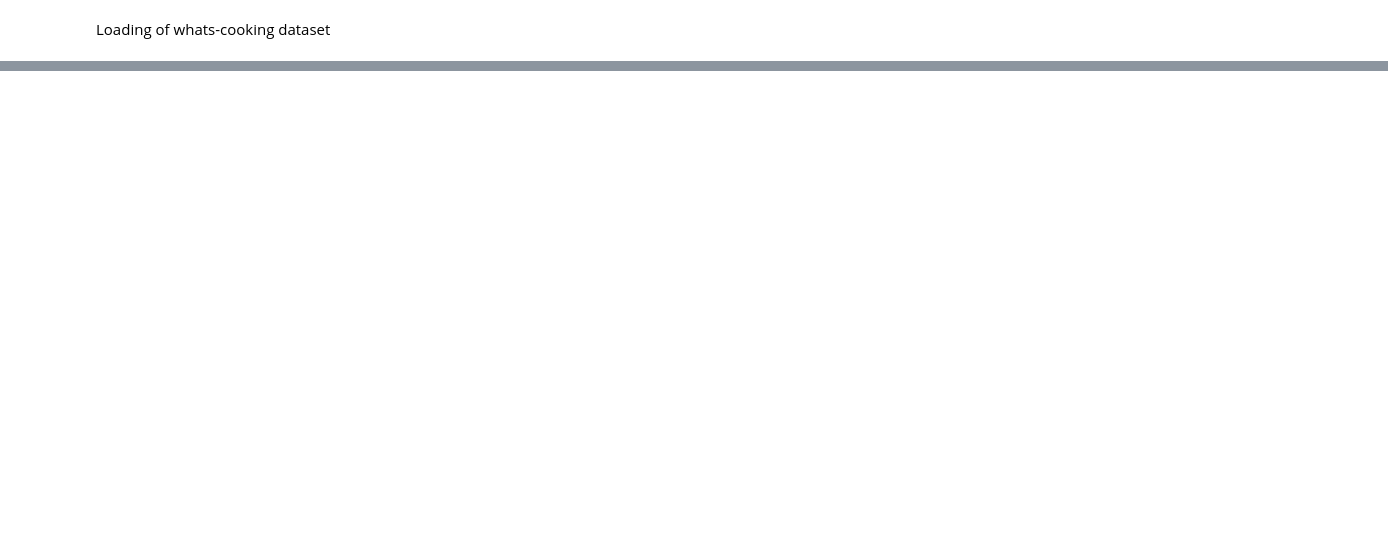
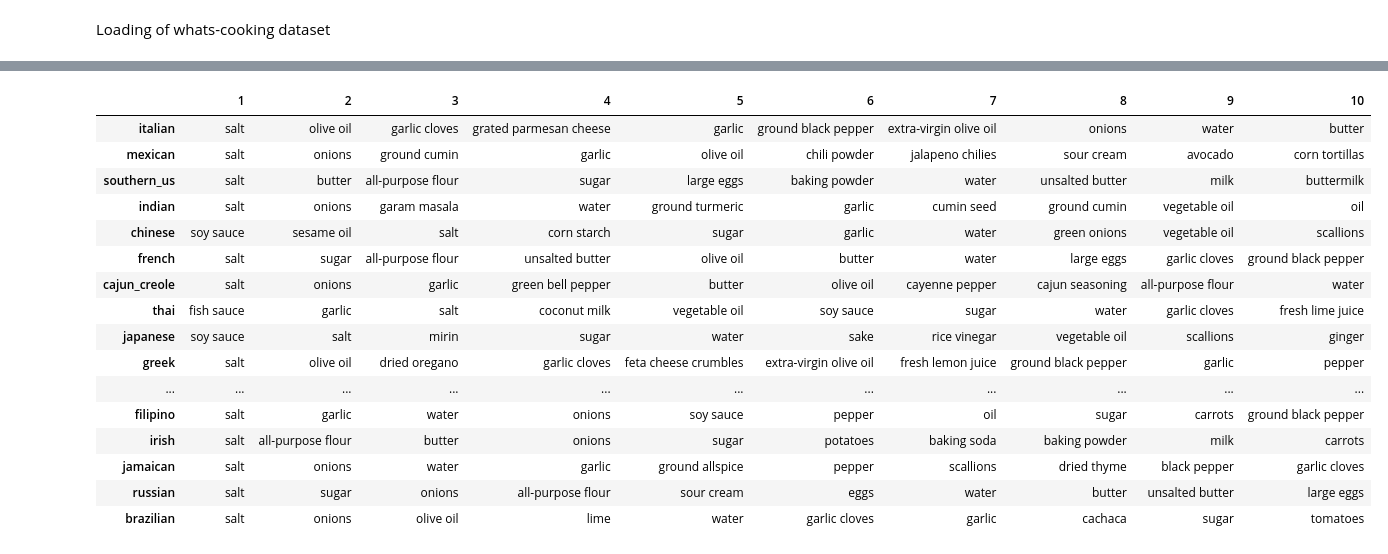
Before and after one commit to gdvorakova/whats-cooking, a Jupyter notebook: whats-cooking.ipynb, the cells around one changed output, grey strips where cells are left out. Cells and saved outputs as stored; diff of their text form; code cells hidden in the pictures; blank space fills up the shorter version.

```diff
--- a/whats-cooking.ipynb
+++ b/whats-cooking.ipynb
@@ -20,0 +115,7 @@ FileNotFoundError: [Errno 2] No such file or directory: '/Users/gabrieladvorakov
+# %%
+ingredients = {}
+
+for recipe_ingr in df['ingredients']:
+    for ingr in recipe_ingr:
+        count = ingredients.get(ingr.lower(), 0)
+        ingredients[ingr.lower()] = count + 2
@@ -20,0 +152,9 @@ FileNotFoundError: [Errno 2] No such file or directory: '/Users/gabrieladvorakov
+# %%
+from collections import Counter
+
+counters = {}
+for cuis in cuisine.keys():
+    counters[cuis] = Counter()
+    indices = (df['cuisine'] == cuis)
+    for ingr in df[indices]['ingredients']:
+        counters[cuis].update(ingr)
@@ -20,0 +214,26 @@ FileNotFoundError: [Errno 2] No such file or directory: '/Users/gabrieladvorakov
+# %%
+top_10 = []
+for c in counters:
+    top_10_c = counters[c].most_common(10)
+    top_10.append(items[0] for items in top_10_c)
+df_top_10 = pd.DataFrame(top_10, index=[c for c in counters],
+            columns=range(1, 11))
+df_top_10
+# %% [output]
+|  | 1 | 2 | 3 | 4 | 5 | 6 | 7 | 8 | 9 | 10 |
+| italian | salt | olive oil | garlic cloves | grated parmesan cheese | garlic | ground black pepper | extra-virgin olive oil | onions | water | butter |
+| mexican | salt | onions | ground cumin | garlic | olive oil | chili powder | jalapeno chilies | sour cream | avocado | corn tortillas |
+| southern_us | salt | butter | all-purpose flour | sugar | large eggs | baking powder | water | unsalted butter | milk | buttermilk |
+| indian | salt | onions | garam masala | water | ground turmeric | garlic | cumin seed | ground cumin | vegetable oil | oil |
+| chinese | soy sauce | sesame oil | salt | corn starch | sugar | garlic | water | green onions | vegetable oil | scallions |
+| french | salt | sugar | all-purpose flour | unsalted butter | olive oil | butter | water | large eggs | garlic cloves | ground black pepper |
+| cajun_creole | salt | onions | garlic | green bell pepper | butter | olive oil | cayenne pepper | cajun seasoning | all-purpose flour | water |
+| thai | fish sauce | garlic | salt | coconut milk | vegetable oil | soy sauce | sugar | water | garlic cloves | fresh lime juice |
+| japanese | soy sauce | salt | mirin | sugar | water | sake | rice vinegar | vegetable oil | scallions | ginger |
+| greek | salt | olive oil | dried oregano | garlic cloves | feta cheese crumbles | extra-virgin olive oil | fresh lemon juice | ground black pepper | garlic | pepper |
+| ... | ... | ... | ... | ... | ... | ... | ... | ... | ... | ... |
+| filipino | salt | garlic | water | onions | soy sauce | pepper | oil | sugar | carrots | ground black pepper |
+| irish | salt | all-purpose flour | butter | onions | sugar | potatoes | baking soda | baking powder | milk | carrots |
+| jamaican | salt | onions | water | garlic | ground allspice | pepper | scallions | dried thyme | black pepper | garlic cloves |
+| russian | salt | sugar | onions | all-purpose flour | sour cream | eggs | water | butter | unsalted butter | large eggs |
+| brazilian | salt | onions | olive oil | lime | water | garlic cloves | garlic | cachaca | sugar | tomatoes |
```
Also changed, not shown: parts of 27 cells of this notebook, 1 other file.
